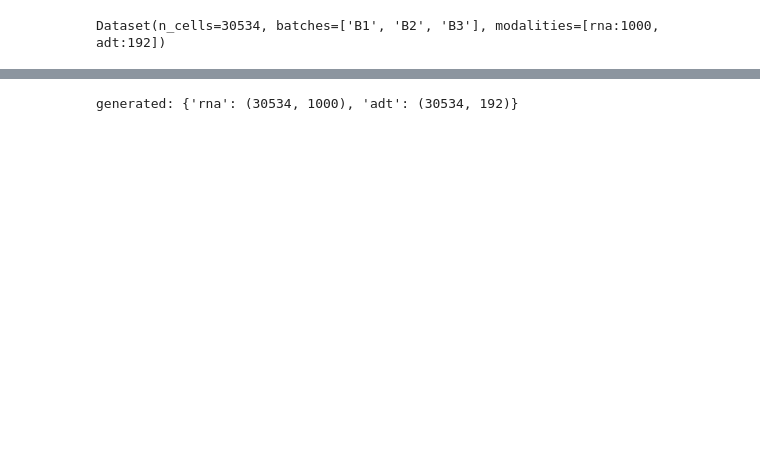
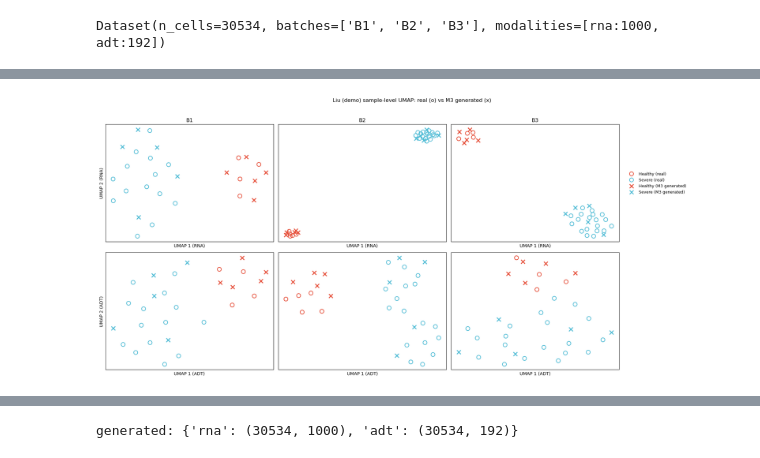
Before and after one commit to PYangLab/M3, a Jupyter notebook: website/docs/notebooks/py_04_augmentation.ipynb, the cells around one changed output, grey strips where cells are left out. Drawn from its saved outputs; the diff is of its cells as text; code cells hidden in the pictures; blank space fills up the shorter version.

Commit message:
docs: celltype-balanced augmentation check; donor_key-consistent 02/04 tutorials (py + R)

```diff
--- a/website/docs/notebooks/py_04_augmentation.ipynb
+++ b/website/docs/notebooks/py_04_augmentation.ipynb
@@ -206,0 +129,88 @@ per-gene mean expression Pearson r = 0.999
+# %%
+import umap
+from sklearn.preprocessing import StandardScaler
+
+COLORS = {"HC": "#E64B35", "Severe": "#4DBBD5"}
+
+
+def celltype_pseudobulk(X, samples, celltypes):
+    """One row per sample: mean expression within each cell type shared by all
+    samples, concatenated. Comparing per cell type keeps composition out of it."""
+    keys = pd.unique(samples)
+    shared = sorted(set.intersection(*(set(celltypes[samples == k]) for k in keys)))
+    rows = [np.concatenate([X[(samples == k) & (celltypes == c)].mean(0) for c in shared])
+            for k in keys]
+    return np.vstack(rows), keys
+
+
+def embed_2d(pb):
+    """Standardise each feature, then a Euclidean UMAP of the samples."""
+    return umap.UMAP(n_neighbors=min(10, pb.shape[0] - 1), min_dist=0.3,
+                     random_state=0).fit_transform(StandardScaler().fit_transform(pb))
+
+
+def draw_panel(ax, xy, conds, is_real):
+    """Real samples as open circles, generated as crosses, coloured by condition."""
+    for cond, color in COLORS.items():
+        real = (conds == cond) & is_real
+        ax.scatter(xy[real, 0], xy[real, 1], facecolors="none", edgecolors=color, s=80, linewidths=1.5)
+        syn = (conds == cond) & ~is_real
+        ax.scatter(xy[syn, 0], xy[syn, 1], marker="x", c=color, s=80, linewidths=2)
+    ax.set_xticks([])
+    ax.set_yticks([])
+
+
+# real and synthetic cells share the same obs keys: sample_id (donor), cond_group,
+# and mergedcelltype.
+real_meta = model.cell_metadata[["sample_id", "cond_group", "batch", "mergedcelltype"]].astype(str).reset_index(drop=True)
+real_by_mod = {"RNA": real_rna_all, "ADT": real_adt_all}
+batches = sorted(real_meta["batch"].unique())
+N_DONORS = 5
+
+fig, axes = plt.subplots(2, len(batches) + 1, figsize=(5 * (len(batches) + 1), 9),
+                         squeeze=False, gridspec_kw=dict(width_ratios=[1] * len(batches) + [0.6]))
+fig.suptitle("Liu (demo) sample-level UMAP: real (o) vs M3 generated (x)", y=0.99)
+
+for col, batch in enumerate(batches):
+    in_batch = (real_meta["batch"] == batch).to_numpy()
+    real = real_meta.loc[in_batch]
+
+    # augment templated on THIS batch, so the synthetic donors carry its character
+    ag = model.augment(conditions=["HC", "Severe"], n_donors=[N_DONORS, N_DONORS],
+                       batch=batch, tau=0.8, seed=42 + col)
+    syn = ag["obs"].astype(str)
+
+    # per-cell labels for this batch's real + synthetic samples
+    samples = np.concatenate([real["sample_id"].to_numpy(),
+                              (syn["cond_group"] + "/" + syn["sample_id"]).to_numpy()])
+    celltypes = np.concatenate([real["mergedcelltype"].to_numpy(), syn["mergedcelltype"].to_numpy()])
+    cond_of = dict(zip(samples, np.concatenate([real["cond_group"].to_numpy(), syn["cond_group"].to_numpy()])))
+    real_of = dict(zip(samples, np.concatenate([np.full(len(real), True), np.full(len(syn), False)])))
+
+    for row, modname in enumerate(["RNA", "ADT"]):
+        X = np.vstack([real_by_mod[modname][in_batch], ag["expression"][modname.lower()]])
+        pb, keys = celltype_pseudobulk(X, samples, celltypes)
+        conds = np.array([cond_of[k] for k in keys])
+        is_real = np.array([real_of[k] for k in keys])
+
+        draw_panel(axes[row, col], embed_2d(pb), conds, is_real)
+        if row == 0:
+            axes[row, col].set_title(batch)
+        axes[row, col].set_xlabel(f"UMAP 1 ({modname})")
+        if col == 0:
+            axes[row, col].set_ylabel(f"UMAP 2 ({modname})")
+
+# a spare right-hand column holds the shared legend
+for ax in axes[:, -1]:
+    ax.axis("off")
+legend_ax = axes[0, -1]
+legend_ax.scatter([], [], facecolors="none", edgecolors="#E64B35", s=80, linewidths=1.5, label="Healthy (real)")
+legend_ax.scatter([], [], facecolors="none", edgecolors="#4DBBD5", s=80, linewidths=1.5, label="Severe (real)")
+legend_ax.scatter([], [], marker="x", c="#E64B35", s=80, linewidths=2, label="Healthy (M3 generated)")
+legend_ax.scatter([], [], marker="x", c="#4DBBD5", s=80, linewidths=2, label="Severe (M3 generated)")
+legend_ax.legend(loc="center left", frameon=False, fontsize=9)
+
+fig.tight_layout(rect=(0, 0, 1, 0.97))
+fig.savefig(os.path.join(OUT, "real_vs_synthetic_samplelevel.png"), dpi=130, bbox_inches="tight")
+plt.show()
+# %% [output]
@@ -207 +220,2 @@ per-gene mean expression Pearson r = 0.999
+[figure, added]
 # %% [markdown]
```
Also changed, not shown: parts of 18 cells of this notebook, 22 other files.
